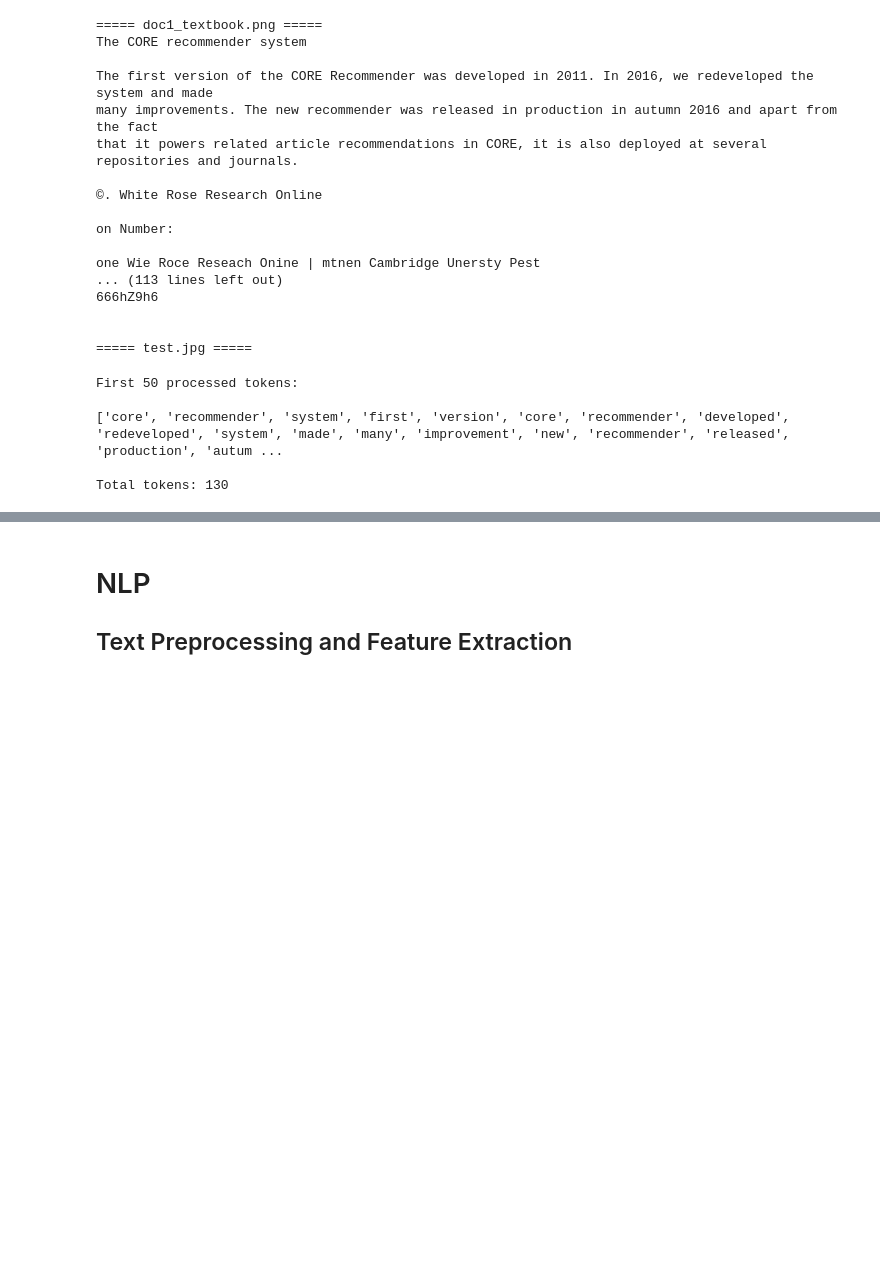
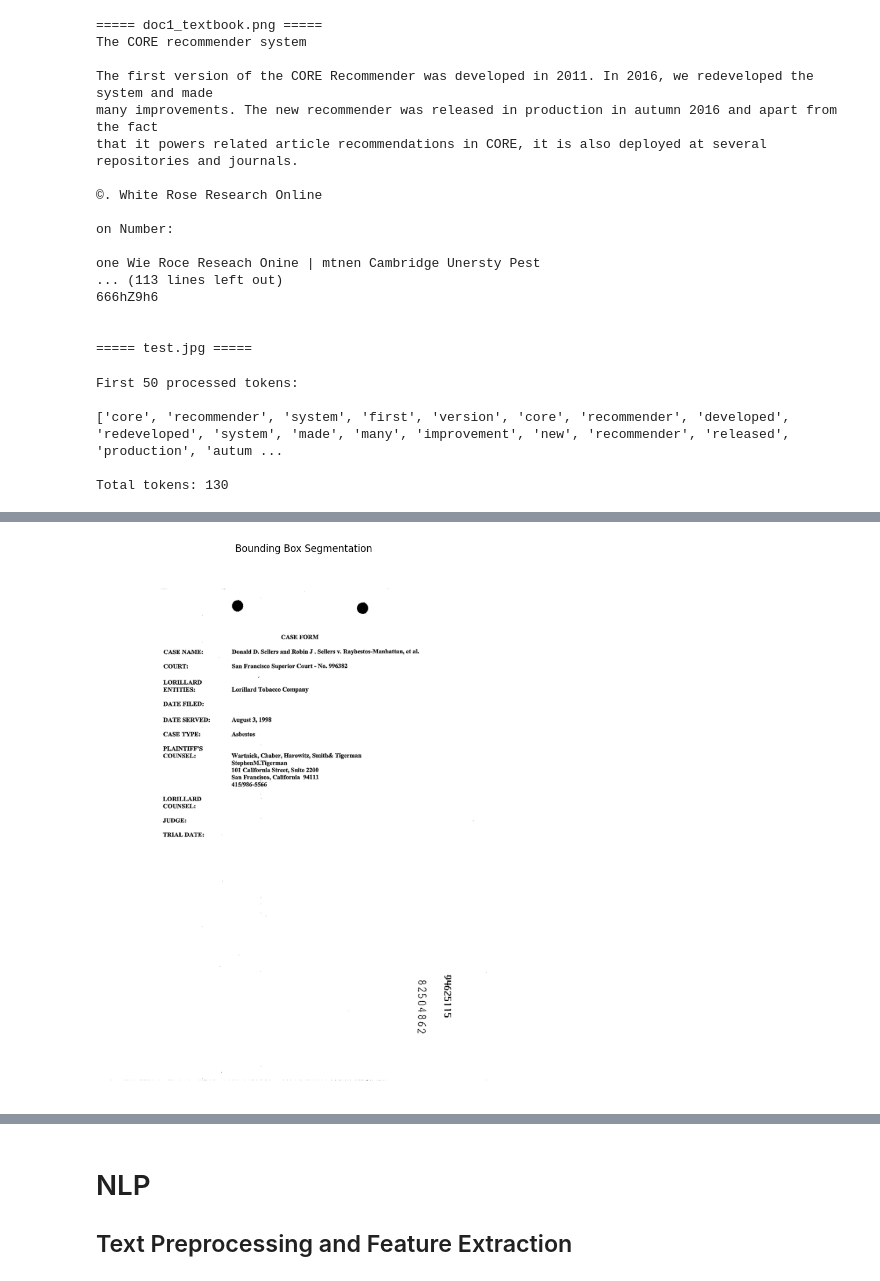
Before and after one commit to ATU-BDAAI/ca2-assignment-saolysimlocal-sdg, a Jupyter notebook: CA2_Template.ipynb, the cells around one changed output, grey strips where cells are left out. Cells and saved outputs as stored; diff of their text form; code cells hidden in the pictures; blank space fills up the shorter version.

Commit message:
Added vision segmentation and multimodal analysis

```diff
--- a/CA2_Template.ipynb
+++ b/CA2_Template.ipynb
@@ -495,0 +550,26 @@ Total tokens: 130
+# %%
+# Draw bounding boxes around contours
+
+boxed = img.copy()
+
+for cnt in contours:
+
+    x, y, w, h = cv2.boundingRect(cnt)
+
+    # Ignore very small regions
+    if w > 30 and h > 10:
+
+        cv2.rectangle(
+            boxed,
+            (x, y),
+            (x + w, y + h),
+            (255, 0, 0),
+            2
+        )
+
+show_image(
+    boxed,
+    title="Bounding Box Segmentation"
+)
+# %% [output]
+[figure, added]
```
Also changed, not shown: parts of 7 cells of this notebook.
